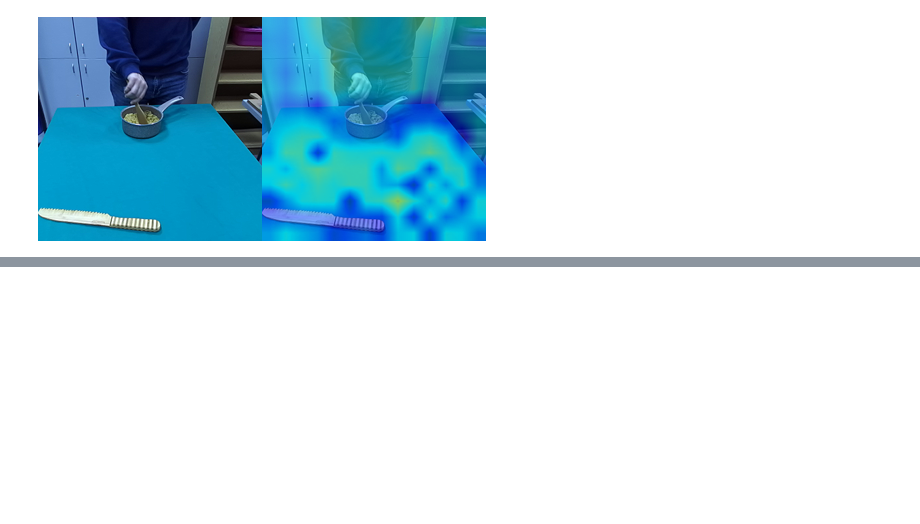
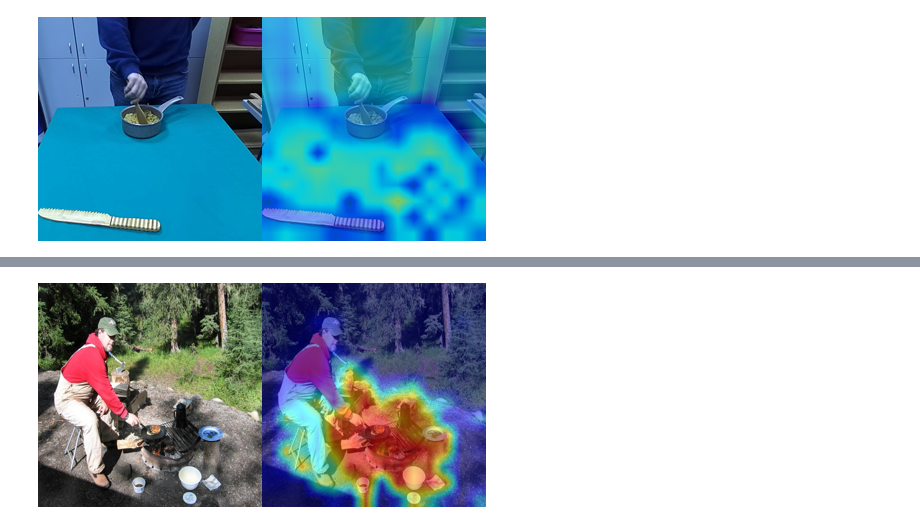
Before and after one commit to eneserdo/DL-Project-Action-Recognition, a Jupyter notebook: visualizations.ipynb, the cells around one changed output, grey strips where cells are left out. Drawn from its saved outputs; the diff is of its cells as text; code cells hidden in the pictures; blank space fills up the shorter version.

```diff
--- a/visualizations.ipynb
+++ b/visualizations.ipynb
@@ -67,12 +67,12 @@ from PIL import Image
 # Load pretrained model
 
 import timm
-NUM_CLASSES = 4
+NUM_CLASSES = 40
 model = timm.create_model('vit_base_patch16_224', pretrained=True)
 model.head = torch.nn.Linear(model.head.in_features, NUM_CLASSES)
 
 
-model.load_state_dict(torch.load('best_model.pth'))
+model.load_state_dict(torch.load('saved/S_lrh3_best_model.pth'))
 model.eval()
 print("Model loaded successfully!")
 # %% [output]
@@ -166,0 +113,6 @@ head
+# %%
+img = Image.open('Stanford40/processed/cooking/00007.jpg')
+ret=get_grad_cam(img, my_dataset.classes.index('cooking'))
+ret
+# %% [output]
+[figure, added]
```
Also changed, not shown: parts of 5 cells of this notebook.
